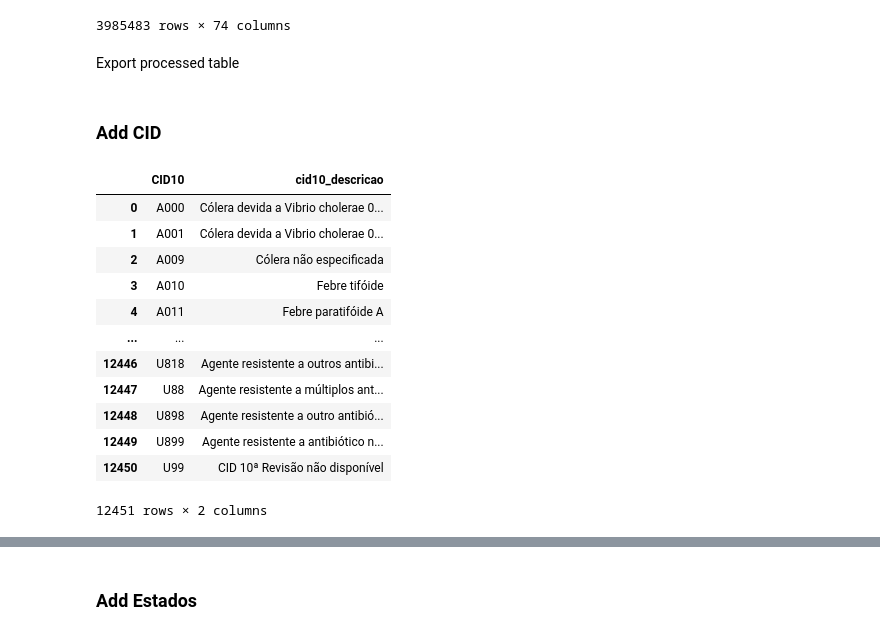
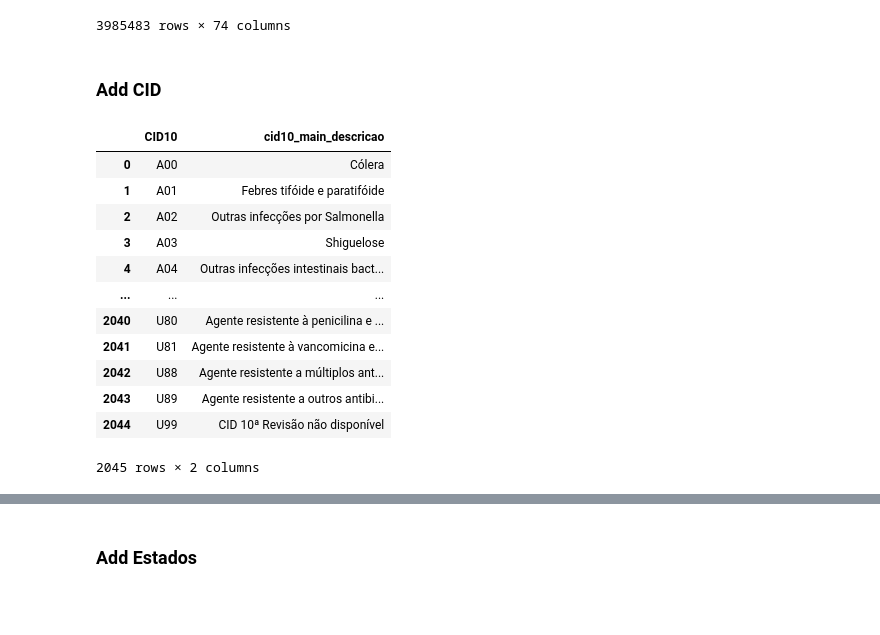
Before and after one commit to barreiro-r/case-datasus, a Jupyter notebook: notebooks/001-rb-ETL.ipynb, the cells around one changed output, grey strips where cells are left out. Saved outputs shown, nothing was run; the diff lists cells and outputs as text; code cells hidden in the pictures; blank space fills up the shorter version.

```diff
--- a/notebooks/001-rb-ETL.ipynb
+++ b/notebooks/001-rb-ETL.ipynb
@@ -233,27 +233,25 @@ combined_df
 | 3985481 | 202212 | EP | 170000 | 2600536 | 1722200409820 | 202212 | ... |
 | 3985482 | 202212 | EP | 170000 | 2786117 | 1722200398765 | 202212 | ... |
 3985483 rows × 74 columns
-# %% [markdown]
-Export processed table
 # %% [markdown]
 ### Add CID
 # %%
-cid10_data = pd.read_csv('../data/external/CID-10-SUBCATEGORIAS.CSV.utf8',sep = ';')
-cid10_data = cid10_data[['SUBCAT','DESCRICAO']]
+cid10_data = pd.read_csv('../data/external/CID-10-CATEGORIAS.CSV.utf8',sep = ';')
+cid10_data = cid10_data[['CAT','DESCRICAO']]
 
-cid10_data.rename(columns={"SUBCAT": 'CID10', "DESCRICAO":"cid10_descricao"}, inplace=True)
+cid10_data.rename(columns={"CAT": 'CID10', "DESCRICAO":"cid10_main_descricao"}, inplace=True)
 cid10_data
 # %% [output]
-|  | CID10 | cid10_descricao |
-| 0 | A000 | Cólera devida a Vibrio cholerae 0... |
-| 1 | A001 | Cólera devida a Vibrio cholerae 0... |
-| 2 | A009 | Cólera não especificada |
-| 3 | A010 | Febre tifóide |
-| 4 | A011 | Febre paratifóide A |
+|  | CID10 | cid10_main_descricao |
+| 0 | A00 | Cólera |
+| 1 | A01 | Febres tifóide e paratifóide |
+| 2 | A02 | Outras infecções por Salmonella |
+| 3 | A03 | Shiguelose |
+| 4 | A04 | Outras infecções intestinais bact... |
 | ... | ... | ... |
-| 12446 | U818 | Agente resistente a outros antibi... |
-| 12447 | U88 | Agente resistente a múltiplos ant... |
-| 12448 | U898 | Agente resistente a outro antibió... |
-| 12449 | U899 | Agente resistente a antibiótico n... |
-| 12450 | U99 | CID 10ª Revisão não disponível |
+| 2040 | U80 | Agente resistente à penicilina e ... |
+| 2041 | U81 | Agente resistente à vancomicina e... |
+| 2042 | U88 | Agente resistente a múltiplos ant... |
+| 2043 | U89 | Agente resistente a outros antibi... |
+| 2044 | U99 | CID 10ª Revisão não disponível |
-12451 rows × 2 columns
+2045 rows × 2 columns
```
Also changed, not shown: parts of 12 cells of this notebook, 3 other files.
